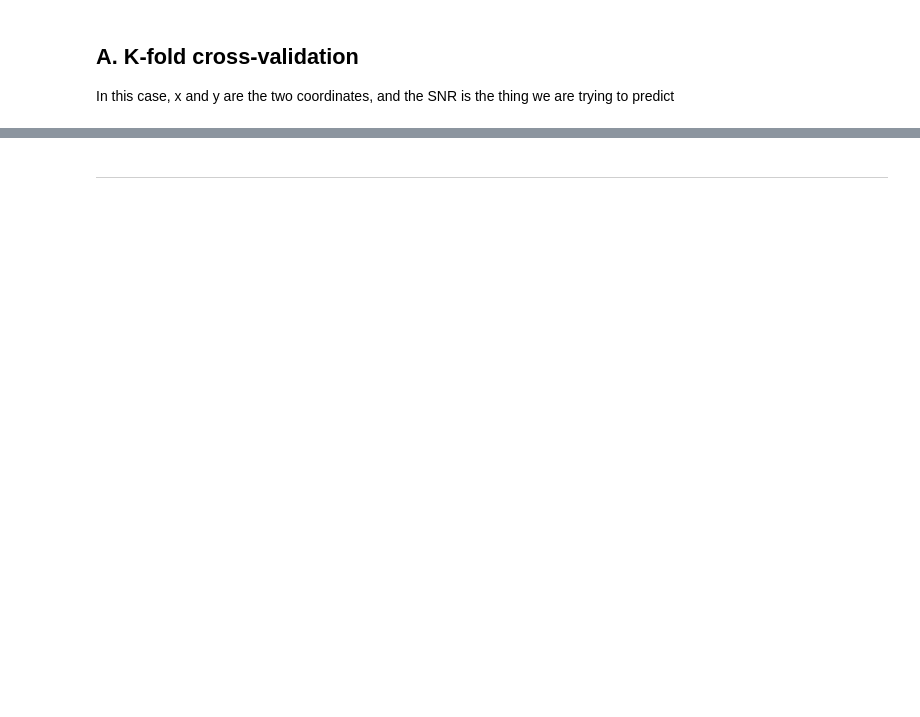
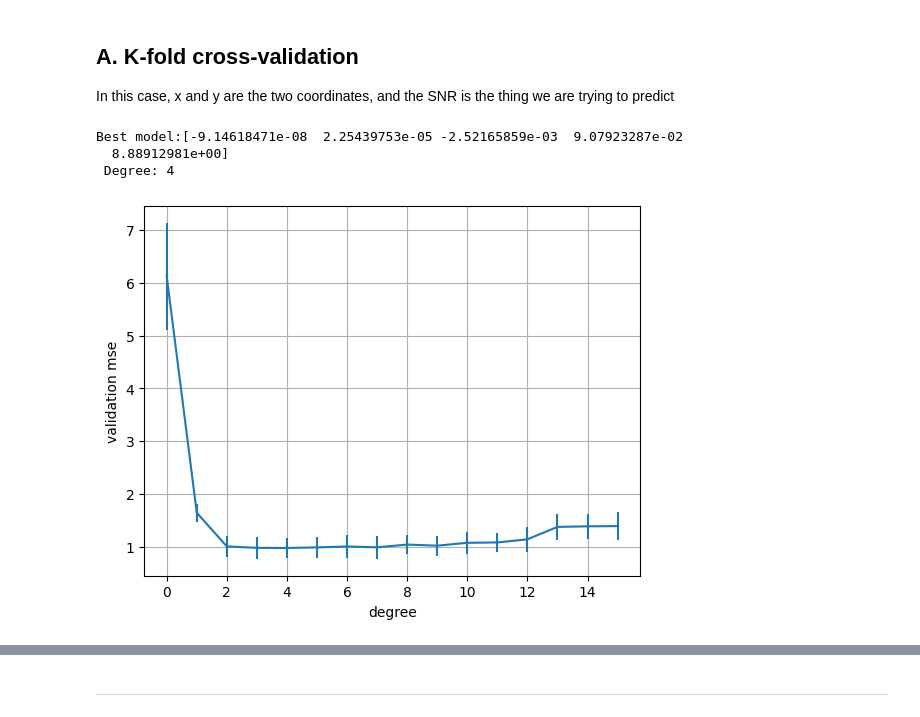
Before and after one commit to miriamzara/MachineLearning, a Jupyter notebook: Lab_1_Model_Selection/01_validation_my_solution_again.ipynb, the cells around one changed output, grey strips where cells are left out. Drawn from its saved outputs; the diff is of its cells as text; code cells hidden in the pictures; blank space fills up the shorter version.

```diff
--- a/Lab_1_Model_Selection/01_validation_my_solution_again.ipynb
+++ b/Lab_1_Model_Selection/01_validation_my_solution_again.ipynb
@@ -126,14 +126,46 @@ def k_fold_cross_validation(x_train: np.ndarray, y_train: np.ndarray, k: int, ma
     # The two returned values are the best model and the list of results for all degrees up to max_degree.
     # The points should be selected randomly.
     # The inputs and labels are already in terms of distance and SNR
-
-
-
-
-
+    shuffled_idxs = np.arange(len(y_train))
+    np.random.shuffle(shuffled_idxs)
+    validation_folds_idxs = np.array_split(shuffled_idxs, k)
+    train_folds_idxs = [np.setdiff1d(shuffled_idxs, v_idxs) for v_idxs in validation_folds_idxs]
+    results = [] # average validation score (one for each subclass)
+    for degree in range(max_degree + 1):
+        fold_scores = []
+        for i in range(k):
+            xt_fold, yt_fold = x_train[train_folds_idxs[i]], y_train[train_folds_idxs[i]]
+            xv_fold, yv_fold = x_train[validation_folds_idxs[i]], y_train[validation_folds_idxs[i]]
+            # find best h among polys of fixed degree
+            p = fit(xt_fold, yt_fold, degree)
+            validation_score = evaluate(xv_fold, yv_fold, p)
+            fold_scores.append(validation_score)
+        avg_score, std = np.mean(fold_scores), np.std(fold_scores)
+        results.append((avg_score, std))
+    avg_scores = [score for score, _ in results]
+    best_degree = np.argmin(avg_scores)
+    best = fit(x_train, y_train, best_degree)
     return best, results
 # %%
-# TODO: run the training with K-fold cross-validation with 40 test points and 4 folds Plot the validation score as a function of the degree
+# TODO: run the training with K-fold cross-validation with 40 test points and 4 folds
+# TODO: Plot the validation score as a function of the degree
+
+x_train, y_train, x_test, y_test = separate_test(distance, SNR, 40)
+max_degree = 15
+K = 4
+best, results = k_fold_cross_validation(x_train, y_train, K, max_degree)
+print("Best model:" + str(best) + "\n Degree: " + str(len(best) - 1))
+y = [y for y, _ in results]
+y_err = [y_err for _, y_err in results]
+plt.errorbar(np.arange(max_degree + 1), y, y_err, label = f"folds: {K}")
+plt.xlabel("degree")
+plt.ylabel("validation mse")
+plt.grid()
+# %% [output]
+Best model:[-9.14618471e-08  2.25439753e-05 -2.52165859e-03  9.07923287e-02
+  8.88912981e+00]
+ Degree: 4
+[figure, added]
 # %%
 # TODO: get the test performance of the best model and plot the model output and test points.
 # Try running the program multiple times, changing the values of K and the number of test points: is the output always the same?
```
Also changed, not shown: parts of 18 cells of this notebook, 1 other file.
